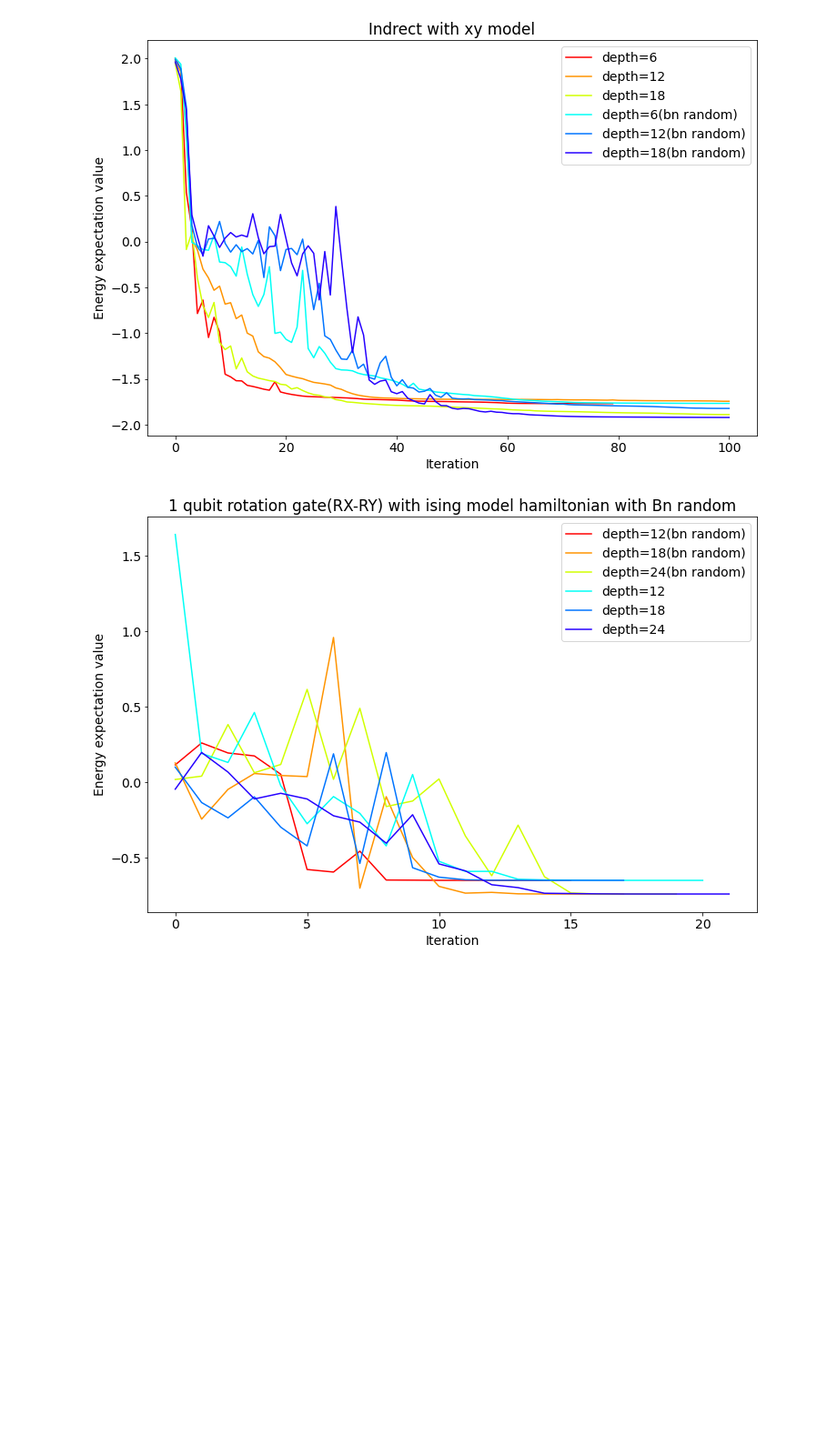
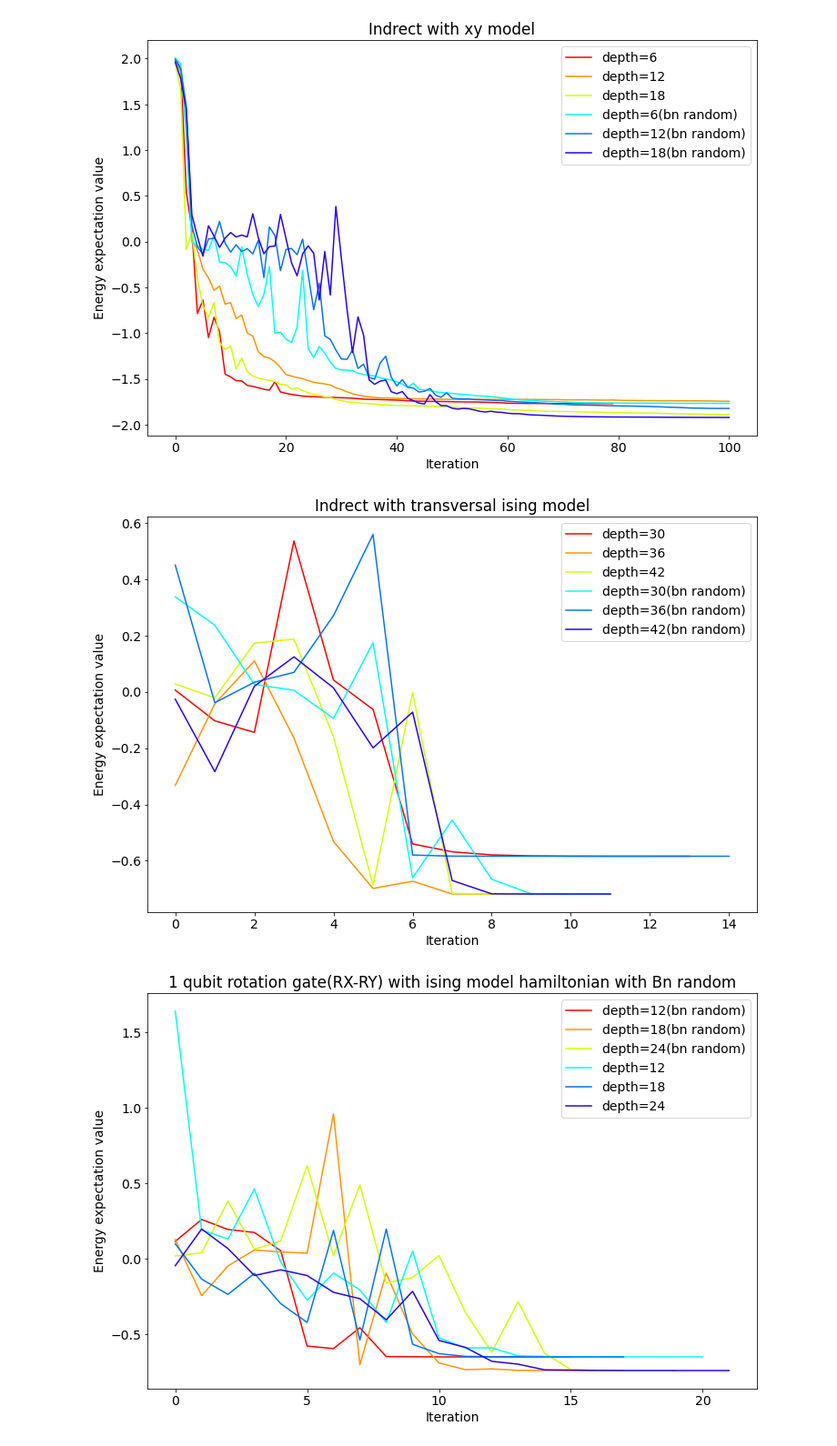
Before and after one commit to tanan/qsimu, a Jupyter notebook: qulacs/indirect/results/1_vqe_results.ipynb, the cells around one changed output. Shown at 91% size. Cells and saved outputs as stored; diff of their text form; code cells hidden in the pictures; blank space fills up the shorter version.

```diff
--- a/qulacs/indirect/results/1_vqe_results.ipynb
+++ b/qulacs/indirect/results/1_vqe_results.ipynb
@@ -53,6 +53,31 @@ plt.legend()
 plt.show()
 # %% [output]
 [figure]
+# %%
+## transversal ising model
+depth_30 = np.loadtxt("./6qubit_indirect_by_ising_hamiltonian_30_10.0_False_False_False_cost.txt")
+depth_36 = np.loadtxt("./6qubit_indirect_by_ising_hamiltonian_36_10.0_False_False_False_cost.txt")
+depth_42 = np.loadtxt("./6qubit_indirect_by_ising_hamiltonian_42_10.0_False_False_False_cost.txt")
+
+bn_depth_30 = np.loadtxt("./6qubit_indirect_by_ising_hamiltonian_30_10.0_False_False_True_cost.txt")
+bn_depth_36 = np.loadtxt("./6qubit_indirect_by_ising_hamiltonian_36_10.0_False_False_True_cost.txt")
+bn_depth_42 = np.loadtxt("./6qubit_indirect_by_ising_hamiltonian_42_10.0_False_False_True_cost.txt")
+
+plt.figure(figsize=(12,8))
+plt.rcParams["font.size"] = 14
+plt.plot(depth_30, color=cm.hsv(0/10.0), label="depth=30")
+plt.plot(depth_36, color=cm.hsv(1/10.0), label="depth=36")
+plt.plot(depth_42, color=cm.hsv(2/10.0), label="depth=42")
+plt.plot(bn_depth_30, color=cm.hsv(5/10.0), label="depth=30(bn random)")
+plt.plot(bn_depth_36, color=cm.hsv(6/10.0), label="depth=36(bn random)")
+plt.plot(bn_depth_42, color=cm.hsv(7/10.0), label="depth=42(bn random)")
+plt.xlabel("Iteration")
+plt.ylabel("Energy expectation value")
+plt.title("Indrect with transversal ising model")
+plt.legend()
+plt.show()
+# %% [output]
+[figure, added]
 # %%
 import matplotlib.pyplot as plt
 import matplotlib.ticker as ptick
```
Also changed, not shown: 31 other files.
